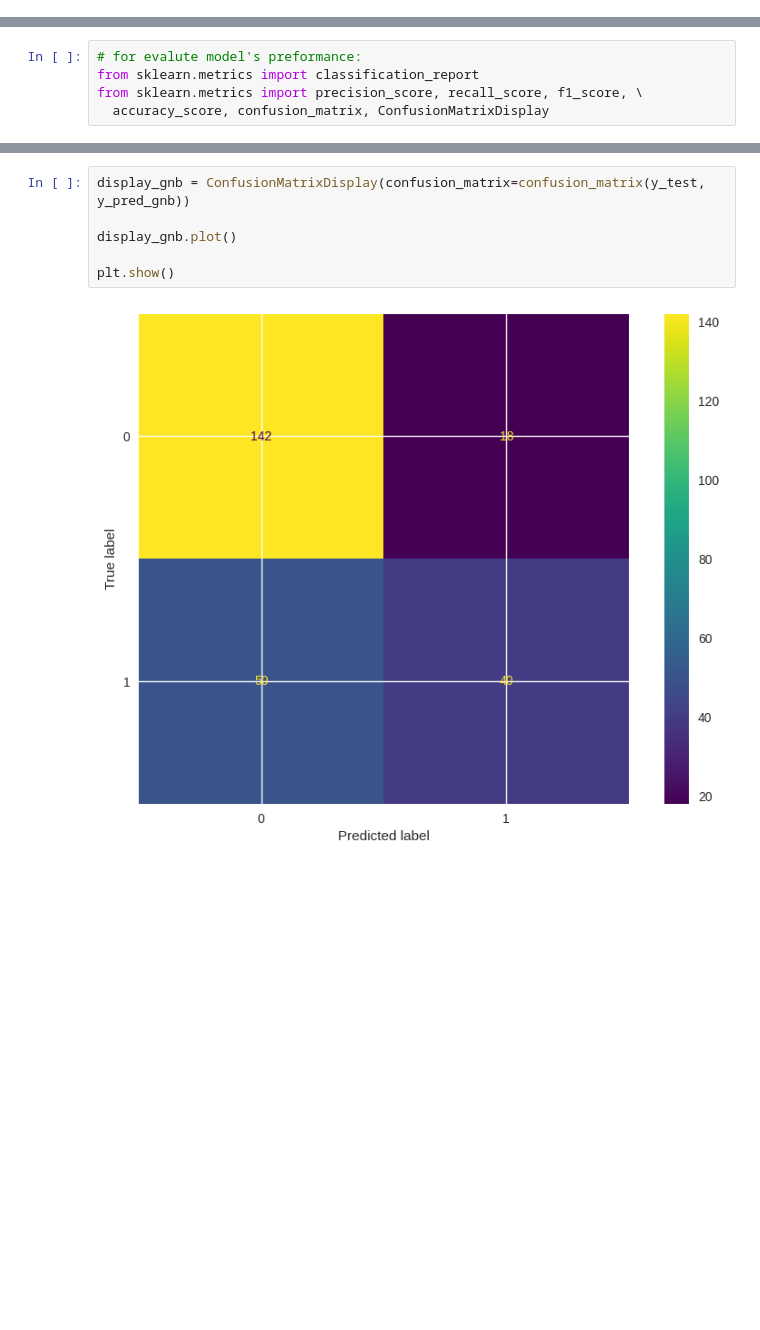
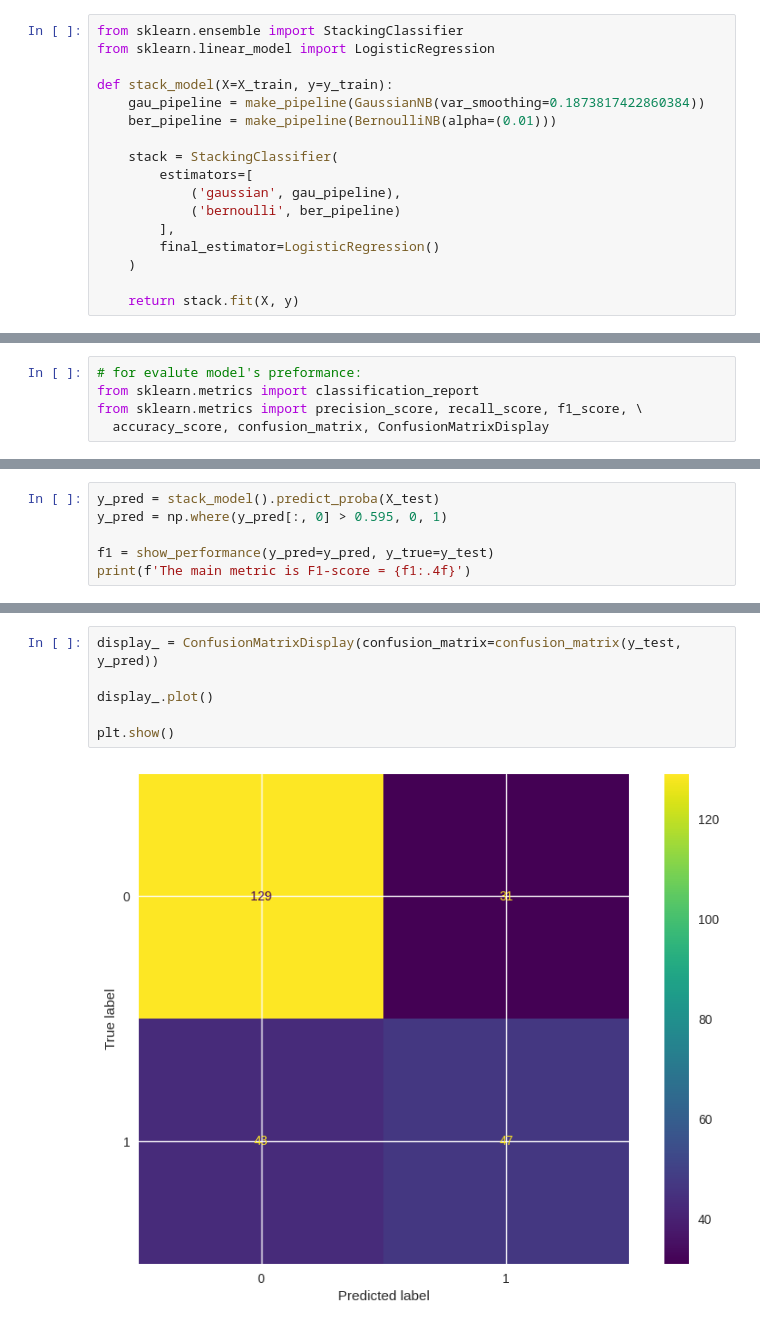
Before and after one commit to ttnghii/Machine-Learning-Basics-Models, a Jupyter notebook: 3- Naive Bayes/Predict_TravelInsurance_NaiveBayes.ipynb, the cells around one changed output, grey strips where cells are left out. Cells and saved outputs as stored; diff of their text form; blank space fills up the shorter version.

```diff
--- a/3- Naive Bayes/hw3.ipynb
+++ b/3- Naive Bayes/Predict_TravelInsurance_NaiveBayes.ipynb
@@ -464,3 +484,20 @@ bnb_model = build_BernoulliNB_model(X_train, y_train)
+# %%
+from sklearn.ensemble import StackingClassifier
+from sklearn.linear_model import LogisticRegression
+
+def stack_model(X=X_train, y=y_train):
+    gau_pipeline = make_pipeline(GaussianNB(var_smoothing=0.1873817422860384))
+    ber_pipeline = make_pipeline(BernoulliNB(alpha=(0.01)))
+
+    stack = StackingClassifier(
+        estimators=[
+            ('gaussian', gau_pipeline),
+            ('bernoulli', ber_pipeline)
+        ],
+        final_estimator=LogisticRegression()
+    )
+
+    return stack.fit(X, y)
 # %% [markdown]
 <br>
 
@@ -530,0 +542,6 @@ F1-score of Gaussian NB model: 0.5405
+# %%
+y_pred = stack_model().predict_proba(X_test)
+y_pred = np.where(y_pred[:, 0] > 0.595, 0, 1)
+
+f1 = show_performance(y_pred=y_pred, y_true=y_test)
+print(f'The main metric is F1-score = {f1:.4f}')
@@ -531,8 +564,8 @@ F1-score of Gaussian NB model: 0.5405
 # %%
-display_gnb = ConfusionMatrixDisplay(confusion_matrix=confusion_matrix(y_test, y_pred_gnb))
+display_ = ConfusionMatrixDisplay(confusion_matrix=confusion_matrix(y_test, y_pred))
 
-display_gnb.plot()
+display_.plot()
 
 plt.show()
 # %% [output]
-[figure, old version]
+[figure, new version]
```
Also changed, not shown: parts of 20 cells of this notebook.
